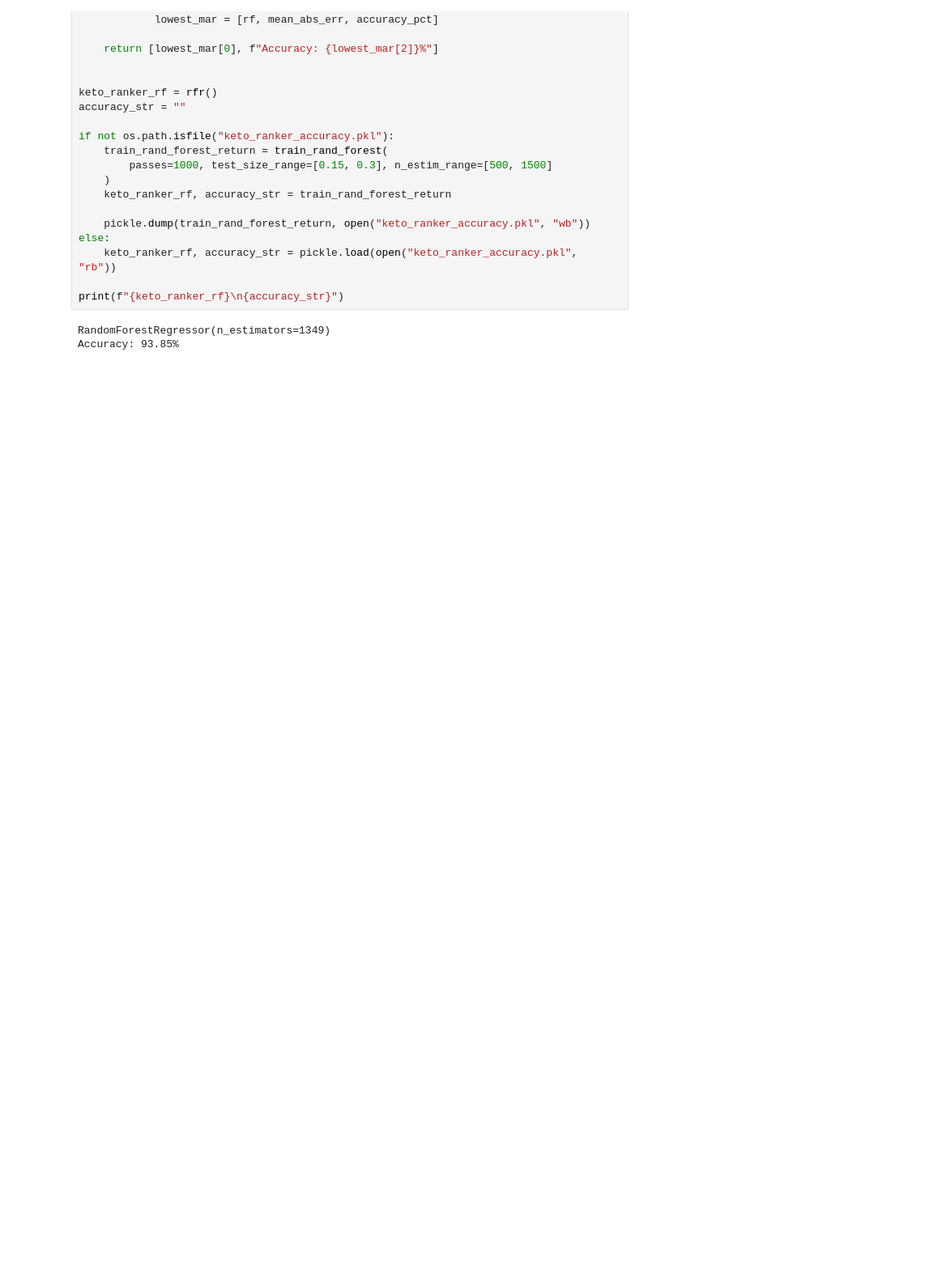
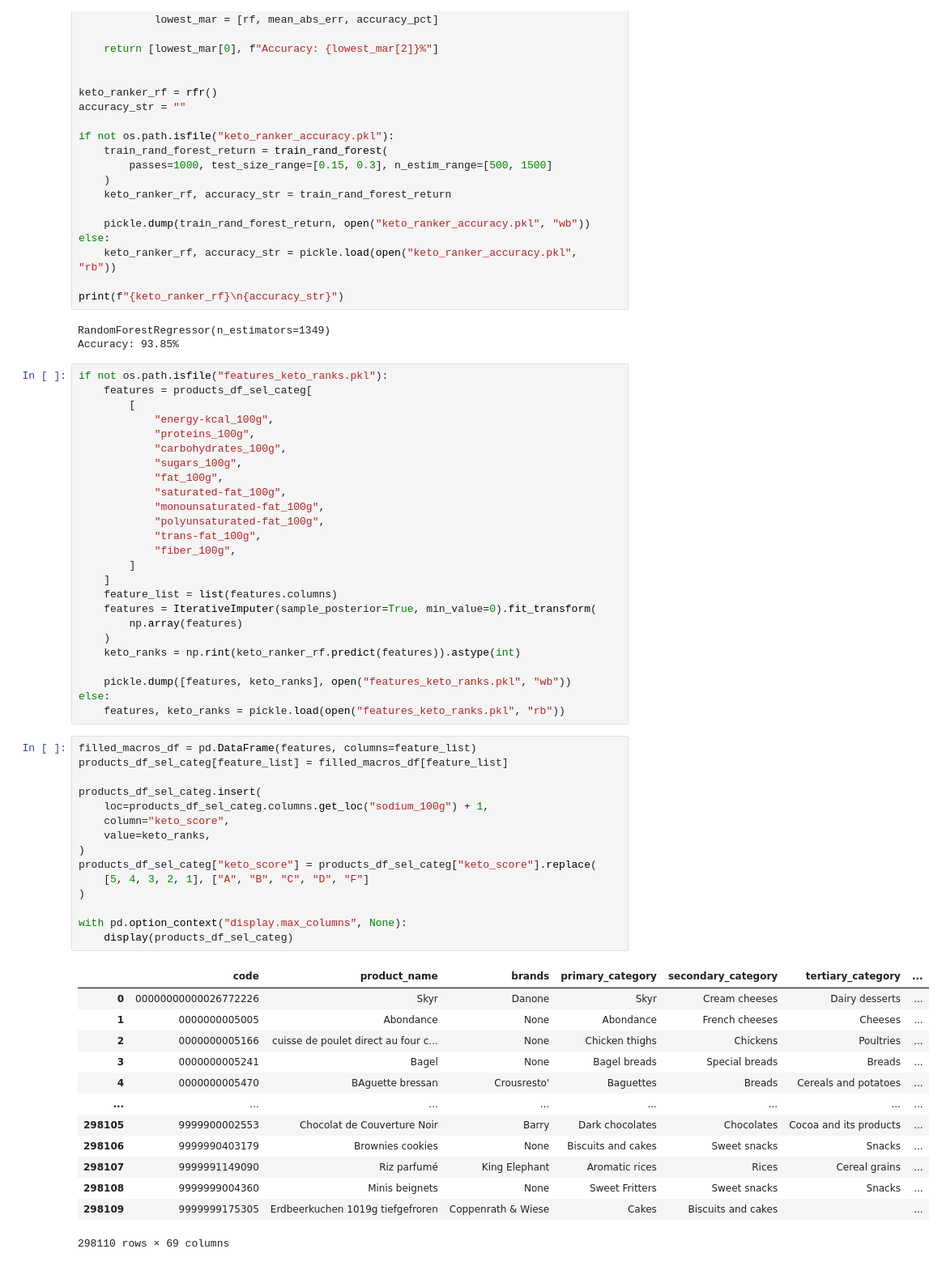
Before and after one commit to gabrielhermel/OC_DS_P3, a Jupyter notebook: Hermel_Gabriel_2_notebook_exploration_092022.ipynb, the cells around one changed output. Shown at 81% size. Cells and saved outputs as stored; diff of their text form; blank space fills up the shorter version.

```diff
--- a/Hermel_Gabriel_2_notebook_exploration_092022.ipynb
+++ b/Hermel_Gabriel_2_notebook_exploration_092022.ipynb
@@ -519,3 +523,57 @@ print(f"{keto_ranker_rf}\n{accuracy_str}")
 # %% [output]
 RandomForestRegressor(n_estimators=1349)
 Accuracy: 93.85%
+# %%
+if not os.path.isfile("features_keto_ranks.pkl"):
+    features = products_df_sel_categ[
+        [
+            "energy-kcal_100g",
+            "proteins_100g",
+            "carbohydrates_100g",
+            "sugars_100g",
+            "fat_100g",
+            "saturated-fat_100g",
+            "monounsaturated-fat_100g",
+            "polyunsaturated-fat_100g",
+            "trans-fat_100g",
+            "fiber_100g",
+        ]
+    ]
+    feature_list = list(features.columns)
+    features = IterativeImputer(sample_posterior=True, min_value=0).fit_transform(
+        np.array(features)
+    )
+    keto_ranks = np.rint(keto_ranker_rf.predict(features)).astype(int)
+
+    pickle.dump([features, keto_ranks], open("features_keto_ranks.pkl", "wb"))
+else:
+    features, keto_ranks = pickle.load(open("features_keto_ranks.pkl", "rb"))
+# %%
+filled_macros_df = pd.DataFrame(features, columns=feature_list)
+products_df_sel_categ[feature_list] = filled_macros_df[feature_list]
+
+products_df_sel_categ.insert(
+    loc=products_df_sel_categ.columns.get_loc("sodium_100g") + 1,
+    column="keto_score",
+    value=keto_ranks,
+)
+products_df_sel_categ["keto_score"] = products_df_sel_categ["keto_score"].replace(
+    [5, 4, 3, 2, 1], ["A", "B", "C", "D", "F"]
+)
+
+with pd.option_context("display.max_columns", None):
+    display(products_df_sel_categ)
+# %% [output]
+|  | code | product_name | brands | primary_category | secondary_category | tertiary_category | ... |
+| 0 | 00000000000026772226 | Skyr | Danone | Skyr | Cream cheeses | Dairy desserts | ... |
+| 1 | 0000000005005 | Abondance | None | Abondance | French cheeses | Cheeses | ... |
+| 2 | 0000000005166 | cuisse de poulet direct au four c... | None | Chicken thighs | Chickens | Poultries | ... |
+| 3 | 0000000005241 | Bagel | None | Bagel breads | Special breads | Breads | ... |
+| 4 | 0000000005470 | BAguette bressan | Crousresto' | Baguettes | Breads | Cereals and potatoes | ... |
+| ... | ... | ... | ... | ... | ... | ... | ... |
+| 298105 | 9999900002553 | Chocolat de Couverture Noir | Barry | Dark chocolates | Chocolates | Cocoa and its products | ... |
+| 298106 | 9999990403179 | Brownies cookies | None | Biscuits and cakes | Sweet snacks | Snacks | ... |
+| 298107 | 9999991149090 | Riz parfumé | King Elephant | Aromatic rices | Rices | Cereal grains | ... |
+| 298108 | 9999999004360 | Minis beignets | None | Sweet Fritters | Sweet snacks | Snacks | ... |
+| 298109 | 9999999175305 | Erdbeerkuchen 1019g tiefgefroren | Coppenrath & Wiese | Cakes | Biscuits and cakes |  | ... |
+298110 rows × 69 columns
```
Also changed, not shown: parts of 4 cells of this notebook, 1 other file.
